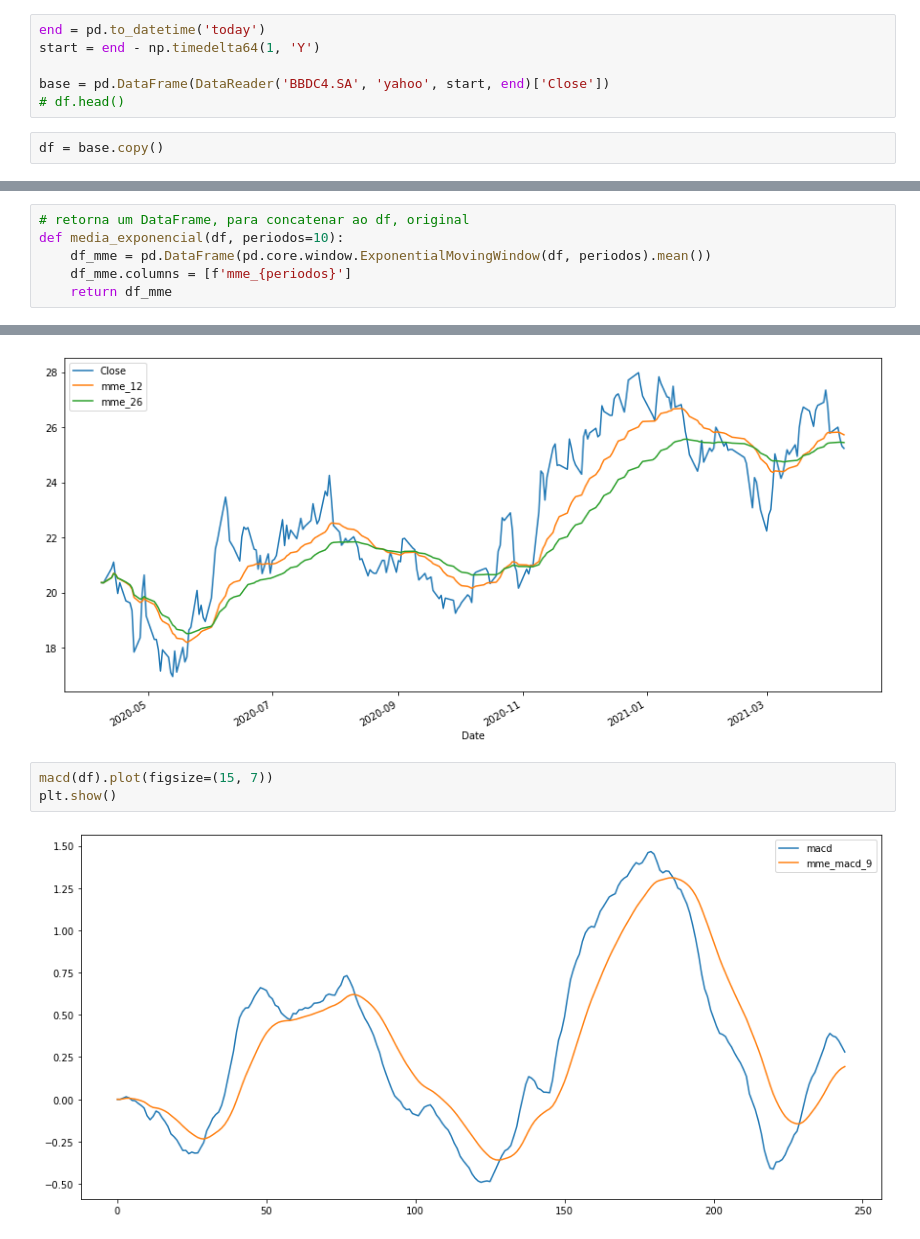
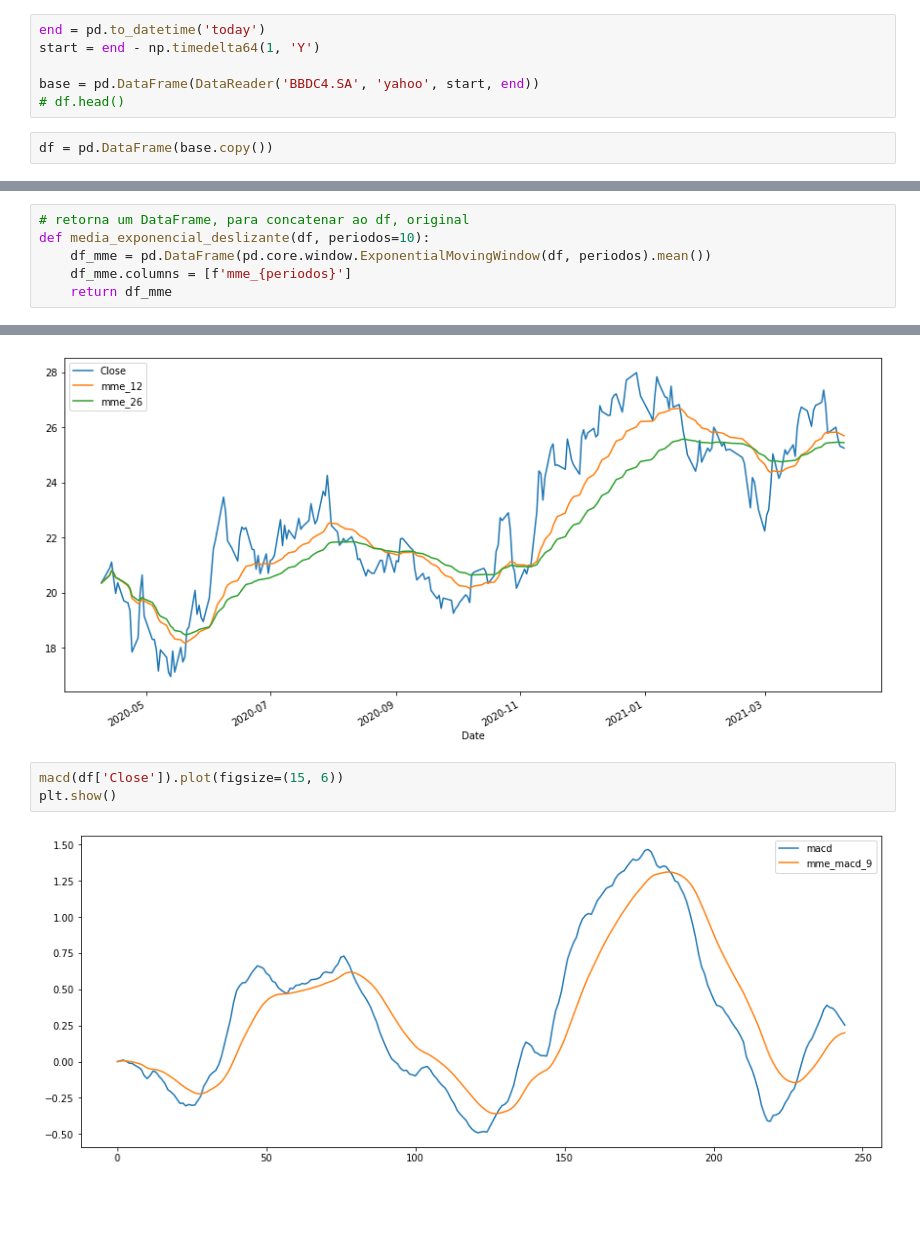
Before and after one commit to DeykyPinheiro/octopus, a Jupyter notebook: notebook_testes.ipynb, the cells around one changed output, grey strips where cells are left out. Saved outputs shown, nothing was run; the diff lists cells and outputs as text; blank space fills up the shorter version.

```diff
--- a/notebook_testes.ipynb
+++ b/notebook_testes.ipynb
@@ -12,7 +12,7 @@ from pandas_datareader import DataReader
 end = pd.to_datetime('today')
 start = end - np.timedelta64(1, 'Y')
 
-base = pd.DataFrame(DataReader('BBDC4.SA', 'yahoo', start, end)['Close'])
+base = pd.DataFrame(DataReader('BBDC4.SA', 'yahoo', start, end))
 # df.head()
 # %%
-df = base.copy()
+df = pd.DataFrame(base.copy())
@@ -26,7 +43,7 @@ def medias_delizantes(serie, periodos=2):
     return df
 # %%
 # retorna um DataFrame, para concatenar ao df, original
-def media_exponencial(df, periodos=10):
+def media_exponencial_deslizante(df, periodos=10):
     df_mme = pd.DataFrame(pd.core.window.ExponentialMovingWindow(df, periodos).mean())
     df_mme.columns = [f'mme_{periodos}']
     return df_mme
@@ -60,7 +77,7 @@ plt.show()
 # %% [output]
 [figure]
 # %%
-macd(df).plot(figsize=(15, 7))
+macd(df['Close']).plot(figsize=(15, 6))
 plt.show()
 # %% [output]
-[figure, old version]
+[figure, new version]
```
Also changed, not shown: parts of 5 cells of this notebook.
